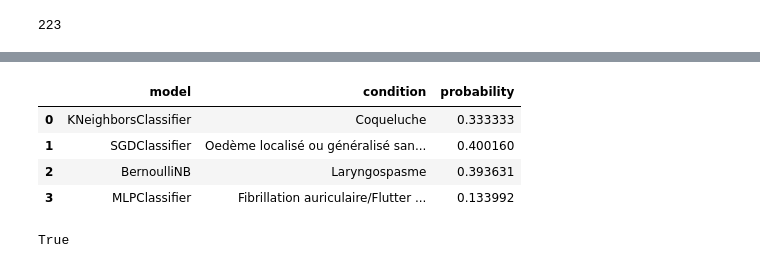
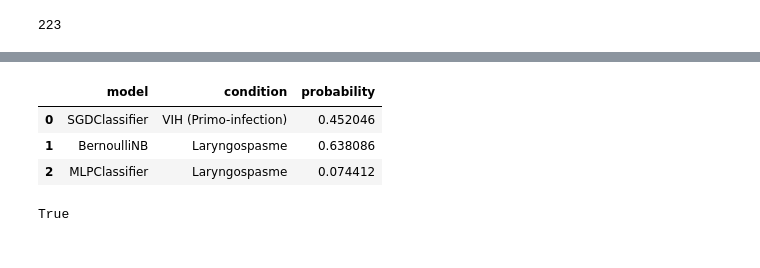
Before and after one commit to MouadFiali/Health-Recommendation-System, a Jupyter notebook: Notebooks/utility_based_filtering.ipynb, the cells around one changed output, grey strips where cells are left out. Saved outputs shown, nothing was run; the diff lists cells and outputs as text; code cells hidden in the pictures.

```diff
--- a/Notebooks/utility_based_filtering.ipynb
+++ b/Notebooks/utility_based_filtering.ipynb
@@ -249,21 +255,20 @@ symptoms
 # %%
 # list results for all the models
 results = pd.DataFrame(columns=['model', 'condition', 'probability'])
-for model in [knn, sgd, bernoulliNB, mlp]:
+for model in [sgd, bernoulliNB, mlp]:
     # predict the condition
     condition = model.predict(symptoms_df)[0]
     # predict the probability of the condition
     probability = max(model.predict_proba(symptoms_df)[0])
     # add the results to the dataframe
     results = pd.concat([results, pd.DataFrame([[model.__class__.__name__, condition, probability]], columns=['model', 'condition', 'probability'])], ignore_index=True)
 
 results
 # %% [output]
 |  | model | condition | probability |
-| 0 | KNeighborsClassifier | Coqueluche | 0.333333 |
-| 1 | SGDClassifier | Oedème localisé ou généralisé san... | 0.400160 |
-| 2 | BernoulliNB | Laryngospasme | 0.393631 |
-| 3 | MLPClassifier | Fibrillation auriculaire/Flutter ... | 0.133992 |
+| 0 | SGDClassifier | VIH (Primo-infection) | 0.452046 |
+| 1 | BernoulliNB | Laryngospasme | 0.638086 |
+| 2 | MLPClassifier | Laryngospasme | 0.074412 |
 # %%
 bernoulliNB.feature_names_in_.tolist() == (X.columns.tolist())
 # %% [output]
```
Also changed, not shown: parts of 1 cell of this notebook, 6 other files.
